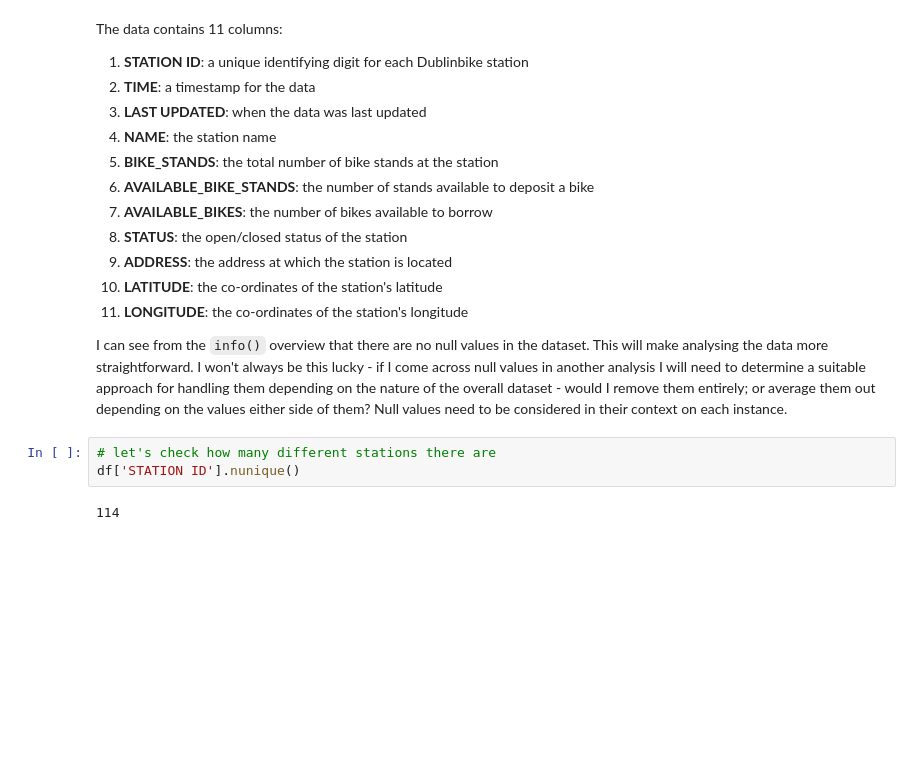
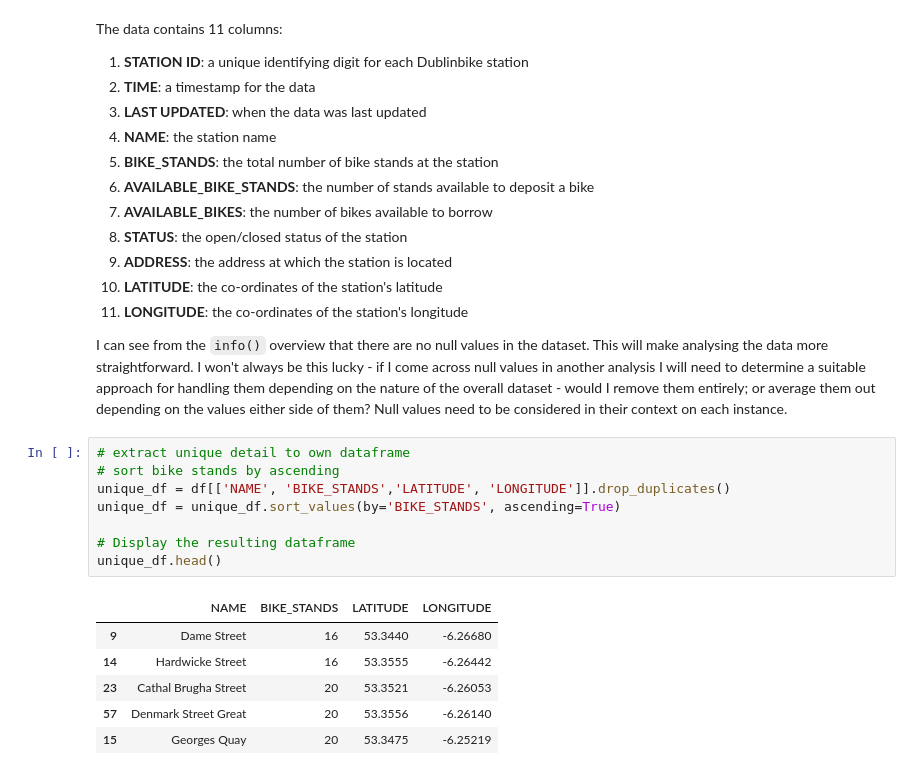
Before and after one commit to JBnkn/4369-programming-for-data-analytics, a Jupyter notebook: Project/Dublinbikes Project.ipynb, the cells around one changed output. Cells and saved outputs as stored; diff of their text form; blank space fills up the shorter version.

```diff
--- a/Project/Dublinbikes Project.ipynb
+++ b/Project/Dublinbikes Project.ipynb
@@ -65,8 +66,18 @@ The data contains 11 columns:
 11. **LONGITUDE**: the co-ordinates of the station's longitude
 
 I can see from the <code>info()</code> overview that there are no null values in the dataset. This will make analysing the data more straightforward. I won't always be this lucky - if I come across null values in another analysis I will need to determine a suitable approach for handling them depending on the nature of the overall dataset - would I remove them entirely; or average them out depending on the values either side of them? Null values need to be considered in their context on each instance.
-# %%
-# let's check how many different stations there are
-df['STATION ID'].nunique()
-# %% [output]
-114
+# %%
+# extract unique detail to own dataframe
+# sort bike stands by ascending
+unique_df = df[['NAME', 'BIKE_STANDS','LATITUDE', 'LONGITUDE']].drop_duplicates()
+unique_df = unique_df.sort_values(by='BIKE_STANDS', ascending=True)
+
+# Display the resulting dataframe
+unique_df.head()
+# %% [output]
+|  | NAME | BIKE_STANDS | LATITUDE | LONGITUDE |
+| 9 | Dame Street | 16 | 53.3440 | -6.26680 |
+| 14 | Hardwicke Street | 16 | 53.3555 | -6.26442 |
+| 23 | Cathal Brugha Street | 20 | 53.3521 | -6.26053 |
+| 57 | Denmark Street Great | 20 | 53.3556 | -6.26140 |
+| 15 | Georges Quay | 20 | 53.3475 | -6.25219 |
```
Also changed, not shown: parts of 3 cells of this notebook, 2 other files.
